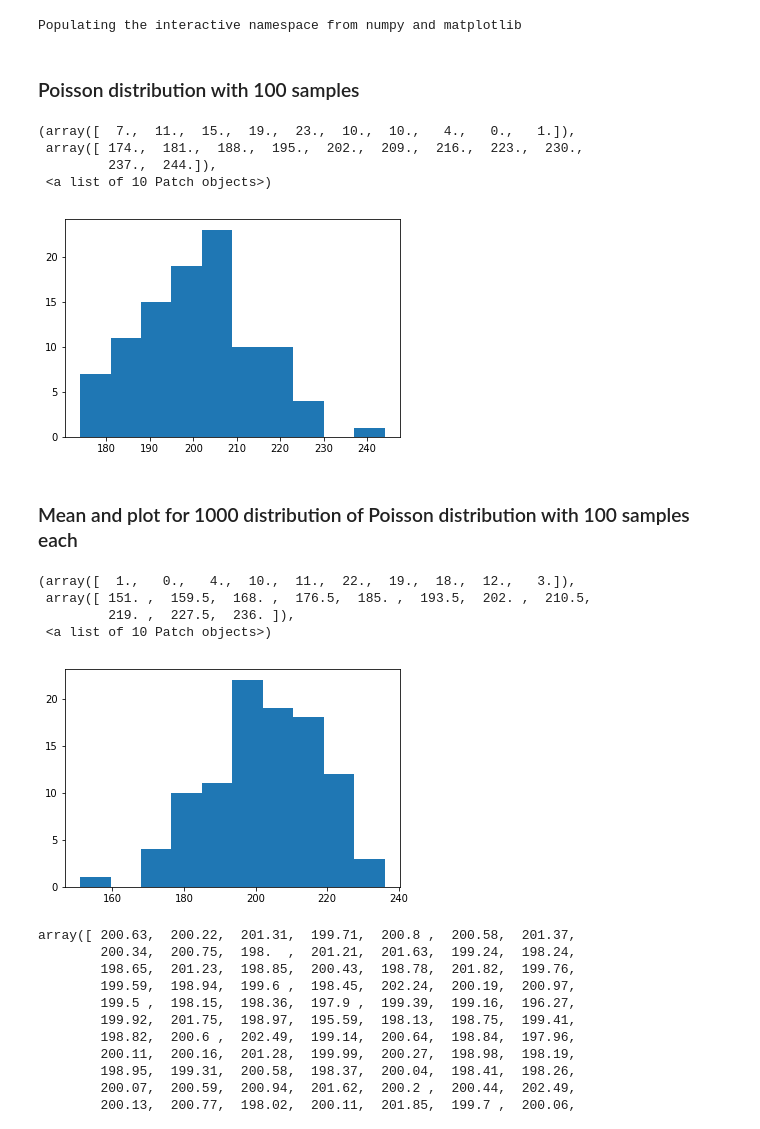
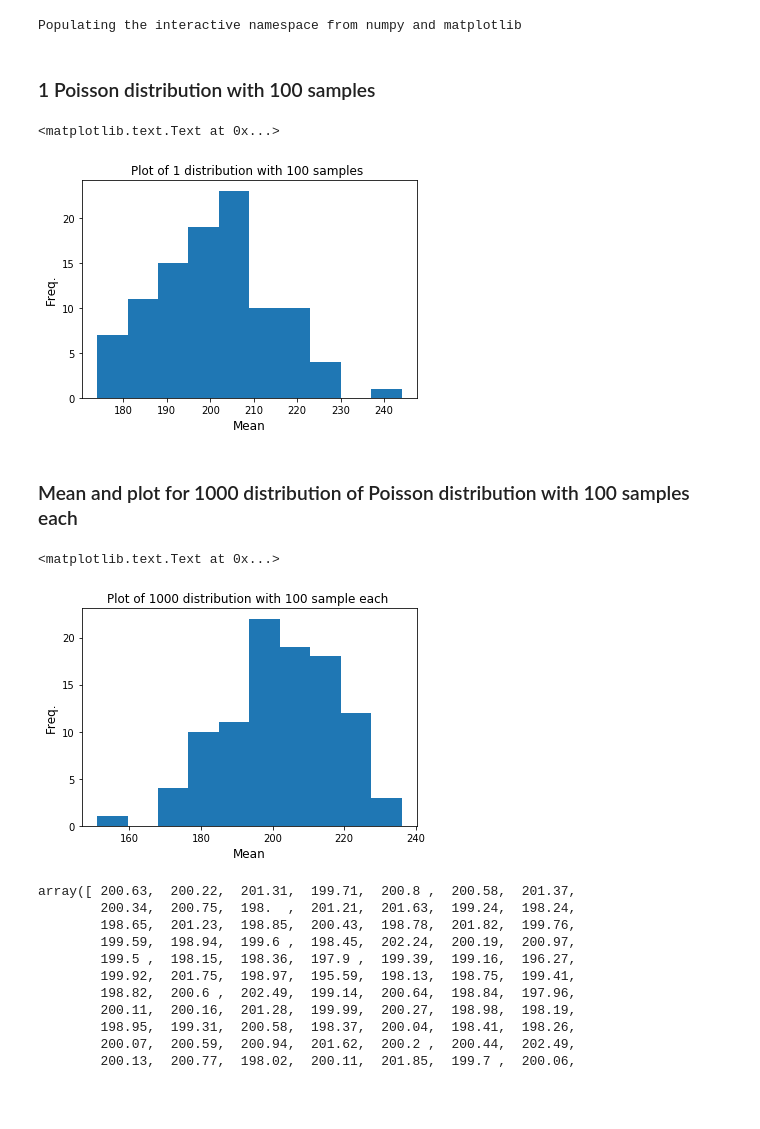
Before and after one commit to gauravcusp/Urban_Informatics_Coding_Assignments, a Jupyter notebook: HW5_gb1877/HW5_1_gb1877.ipynb, the cells around one changed output. Cells and saved outputs as stored; diff of their text form; code cells hidden in the pictures; blank space fills up the shorter version.

```diff
--- a/HW5_gb1877/HW5_1_gb1877.ipynb
+++ b/HW5_gb1877/HW5_1_gb1877.ipynb
@@ -12,25 +12,25 @@ import statsmodels.api as st
 # %% [output]
 Populating the interactive namespace from numpy and matplotlib
 # %% [markdown]
-### Poisson distribution with 100 samples
+### 1 Poisson distribution with 100 samples
 # %%
 #generate the distribution
 alpha = 0.05
 np.random.seed(500)
 
 mu=200
 sigma=25
 num=1000
 samples=100
 distribution=sp.stats.poisson.rvs(mu=mu,size=samples)
 
 pl.hist(distribution)
+pl.xlabel('Mean',fontsize=12)
+pl.ylabel('Freq.',fontsize=12)
+pl.title('Plot of 1 distribution with 100 samples ')
 # %% [output]
-(array([  7.,  11.,  15.,  19.,  23.,  10.,  10.,   4.,   0.,   1.]),
- array([ 174.,  181.,  188.,  195.,  202.,  209.,  216.,  223.,  230.,
-         237.,  244.]),
- <a list of 10 Patch objects>)
+<matplotlib.text.Text at 0x...>
-[figure, old version]
+[figure, new version]
 # %% [markdown]
 ### Mean and plot for 1000 distribution of Poisson distribution with 100 samples each
 # %%
@@ -48,12 +48,12 @@ for i in range(num):
     dMeans[i]=distribution.mean()
 
 pl.hist(distribution)
+pl.xlabel('Mean',fontsize=12)
+pl.ylabel('Freq.',fontsize=12)
+pl.title('Plot of 1000 distribution with 100 sample each ')
 # %% [output]
-(array([  1.,   0.,   4.,  10.,  11.,  22.,  19.,  18.,  12.,   3.]),
- array([ 151. ,  159.5,  168. ,  176.5,  185. ,  193.5,  202. ,  210.5,
-         219. ,  227.5,  236. ]),
- <a list of 10 Patch objects>)
+<matplotlib.text.Text at 0x...>
-[figure, old version]
+[figure, new version]
 # %%
 dMeans
 # %% [output]
```
Also changed, not shown: parts of 9 cells of this notebook.
